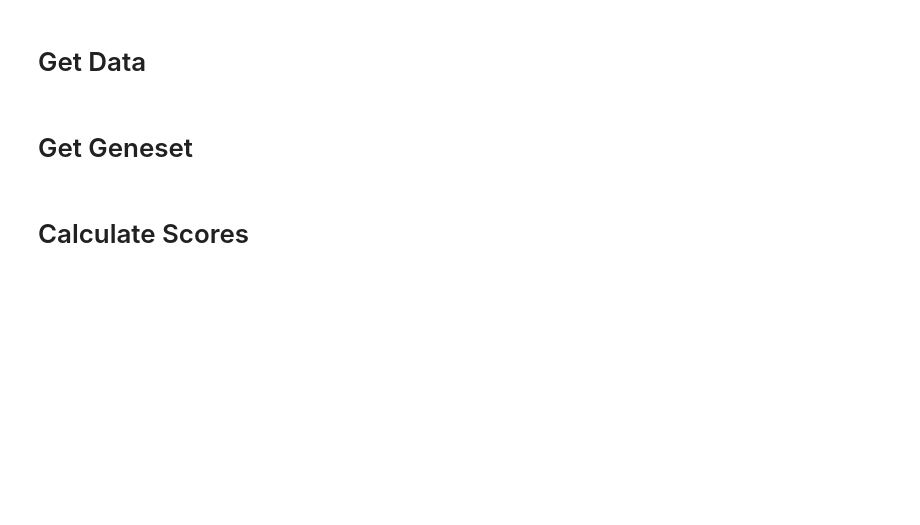
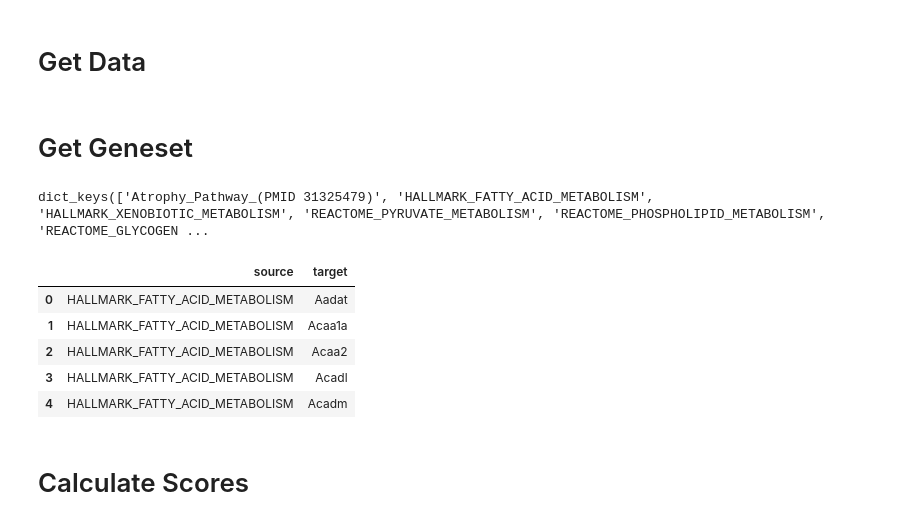
Before and after one commit to sachha-naksha/TA_muscle_ageing, a Jupyter notebook: py_scripts/augustine/Pathway_Scores/Pathway_Scores_Cliffs_Delta.ipynb, the cells around one changed output. Drawn from its saved outputs; the diff is of its cells as text; code cells hidden in the pictures; blank space fills up the shorter version.

```diff
--- a/py_scripts/augustine/Pathway_Scores/Pathway_Scores_Cliffs_Delta.ipynb
+++ b/py_scripts/augustine/Pathway_Scores/Pathway_Scores_Cliffs_Delta.ipynb
@@ -255,5 +282,83 @@ def calculate_score_cliffs_delta(
 # %% [markdown]
 # Get Geneset
+# %%
+# pathway gene dictionary
+
+# custom atrophy genes
+custom_atrophy_genes = [
+    "UBB", "UBC", "FBXO32", "TRIM63", "MDM2", "FBXO30", "CAMK2B", "TIE1",
+    "PSMA1", "PSMA2", "PSMA3", "PSMA4", "PSMA5", "PSMA6", "PSMA7",
+    "PSMB1", "PSMB2", "PSMB3", "PSMB4", "FBXO21", "FBXO31", "NEDD4",
+    "UBE2B", "UBE2G1", "UBE2J1", "CTSL", "CTSV", "BNIP3", "DEPP1",
+    "GABARAPL1", "MAP1LC3", "RETREG1", "SQSTM1", "CAPN1", "CAPN2",
+    "ATF4", "FOXO1", "FOXO3A", "HDAC9", "RUNX1", "AMPD3", "CHRNA1",
+    "CDKN1A"
+]
+
+# convert human-style uppercase symbols to mouse-style title case
+custom_atrophy_genes_mouse = [
+    gene.capitalize()
+    for gene in custom_atrophy_genes
+]
+
+# atrophy pathway name
+atrophy_pathway = "Atrophy_Pathway_(PMID 31325479)"
+
+# create custom atrophy decoupler dataframe
+atrophy_pathway_genes = pd.DataFrame({
+    "source": atrophy_pathway,
+    "target": custom_atrophy_genes_mouse
+})
+
+# mice all pathways path
+MICE_ALL_PATHWAYS = (
+    "/ocean/projects/cis240075p/asachan/datasets/gene_sets/mouse/"
+    "msigdb.v2024.1.Mm.symbols.gmt"
+)
+
+# marked metabolic pathways
+metabolic_pathways = [
+    "HALLMARK_FATTY_ACID_METABOLISM",
+    "HALLMARK_XENOBIOTIC_METABOLISM",
+    "REACTOME_PYRUVATE_METABOLISM",
+    "REACTOME_PHOSPHOLIPID_METABOLISM",
+    "REACTOME_GLYCOGEN_METABOLISM",
+    "REACTOME_GLYCOSAMINOGLYCAN_METABOLISM",
+    "WP_PURINE_METABOLISM"
+]
+
+# dictionary to store all pathway gene dataframes
+pathway_gene_dict = {}
+
+# add custom atrophy pathway
+pathway_gene_dict[atrophy_pathway] = atrophy_pathway_genes
+
+# add metabolic pathways
+for pathway in metabolic_pathways:
+
+    # load one pathway from gmt file
+    pathway_genes = pgl.convert_gmt_to_decoupler_format(
+        MICE_ALL_PATHWAYS,
+        include_pathways=[pathway],
+        gene_origin="mice"
+    )
+
+    # store pathway dataframe
+    pathway_gene_dict[pathway] = pathway_genes
+
+# check dictionary keys
+pathway_gene_dict.keys()
+# %% [output]
+dict_keys(['Atrophy_Pathway_(PMID 31325479)', 'HALLMARK_FATTY_ACID_METABOLISM', 'HALLMARK_XENOBIOTIC_METABOLISM', 'REACTOME_PYRUVATE_METABOLISM', 'REACTOME_PHOSPHOLIPID_METABOLISM', 'REACTOME_GLYCOGEN ...
+# %%
+pathway_gene_dict["HALLMARK_FATTY_ACID_METABOLISM"].head()
+# %% [output]
+|  | source | target |
+| 0 | HALLMARK_FATTY_ACID_METABOLISM | Aadat |
+| 1 | HALLMARK_FATTY_ACID_METABOLISM | Acaa1a |
+| 2 | HALLMARK_FATTY_ACID_METABOLISM | Acaa2 |
+| 3 | HALLMARK_FATTY_ACID_METABOLISM | Acadl |
+| 4 | HALLMARK_FATTY_ACID_METABOLISM | Acadm |
 # %% [markdown]
 # Calculate Scores
 # %% [markdown]
```
Also changed, not shown: parts of 5 cells of this notebook, 3 other files.
